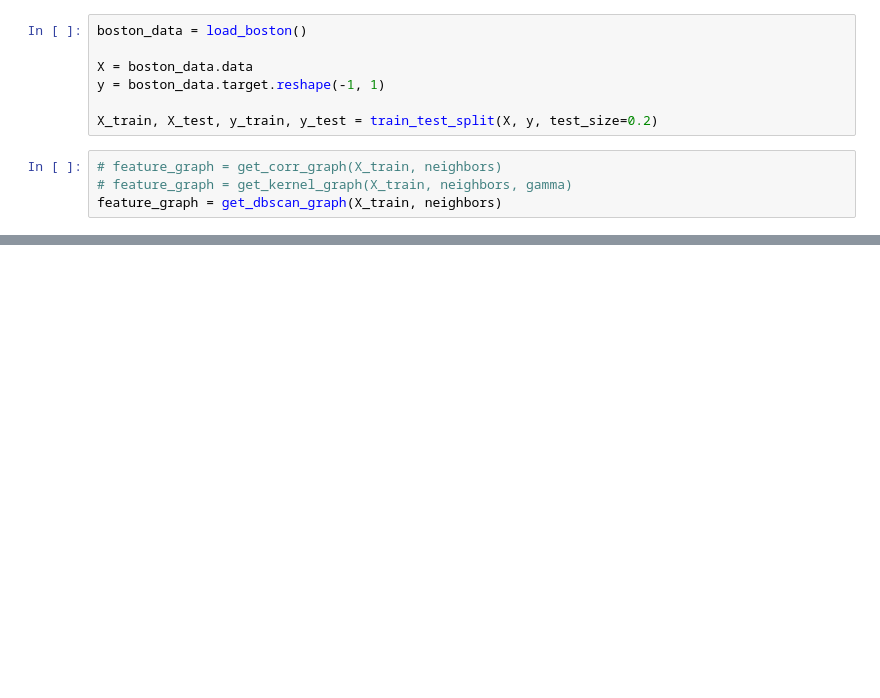
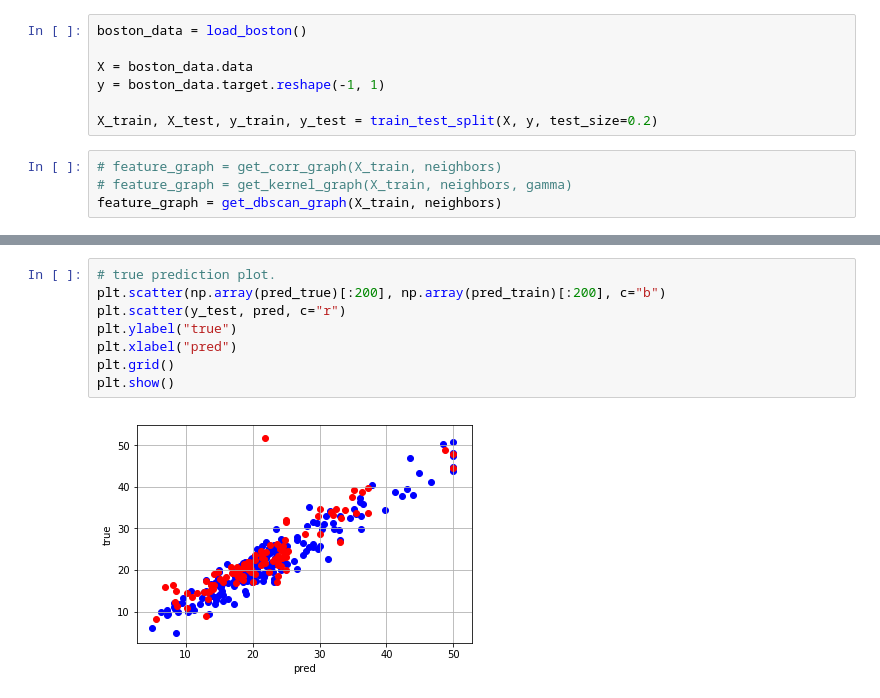
Before and after one commit to clockfly/ReNomRG, a Jupyter notebook: example/boston.ipynb, the cells around one changed output, grey strips where cells are left out. Drawn from its saved outputs; the diff is of its cells as text; blank space fills up the shorter version.

```diff
--- a/example/boston.ipynb
+++ b/example/boston.ipynb
@@ -115,0 +119,10 @@ plt.show()
+# %%
+# true prediction plot.
+plt.scatter(np.array(pred_true)[:200], np.array(pred_train)[:200], c="b")
+plt.scatter(y_test, pred, c="r")
+plt.ylabel("true")
+plt.xlabel("pred")
+plt.grid()
+plt.show()
+# %% [output]
+[figure, added]
```
Also changed, not shown: parts of 4 cells of this notebook, 4 other files.
